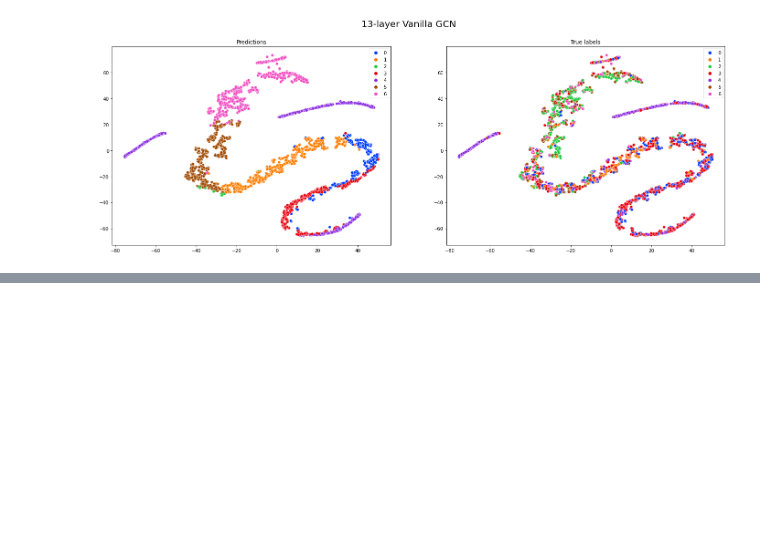
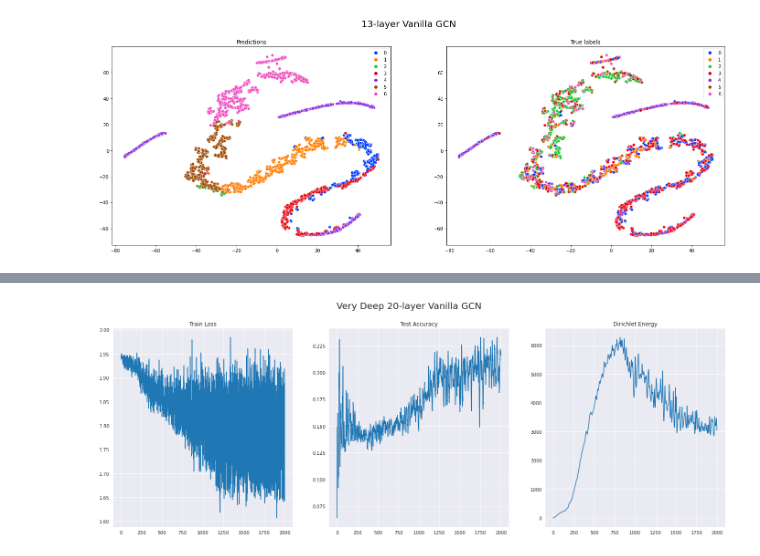
Before and after one commit to achrafash/gnn-receptive-fields, a Jupyter notebook: 03_smoothing_metrics.ipynb, the cells around one changed output, grey strips where cells are left out. Drawn from its saved outputs; the diff is of its cells as text; code cells hidden in the pictures; blank space fills up the shorter version.

Commit message:
train deeper GCNs to see oversmoothing

```diff
--- a/03_smoothing_metrics.ipynb
+++ b/03_smoothing_metrics.ipynb
@@ -454,0 +479,16 @@ Val Loss: 1.4118, Test Accuracy: 0.369 ± nan, Duration: 37.708
+# %%
+NUM_LAYERS=20
+HIDDEN_DIM=16
+NUM_FEATURES=cora_dataset.num_features
+NUM_CLASSES=cora_dataset.num_classes
+EPOCHS=2000
+LR=0.01
+WEIGHT_DECAY=5e-4
+EARLY_STOPPING=0
+RUNS=1
+# %%
+model = VanillaGCN(num_layers=NUM_LAYERS, hidden_dim=HIDDEN_DIM, num_features=NUM_FEATURES, num_classes=NUM_CLASSES)
+# %%
+train_losses, test_accs, feat_dists = run(data=G, model=model, edge_index=G.edge_index,
+                                          runs=RUNS, epochs=EPOCHS, lr=LR, weight_decay=WEIGHT_DECAY,
+                                          early_stopping=EARLY_STOPPING, verbose=False)
@@ -454,0 +497,12 @@ Val Loss: 1.4118, Test Accuracy: 0.369 ± nan, Duration: 37.708
+# %%
+fig, ax = plt.subplots(1, 3, figsize=(24, 8))
+
+fig.suptitle(f"Very Deep {NUM_LAYERS}-layer Vanilla GCN", fontsize=20)
+
+sns.lineplot(x=range(EPOCHS), y=train_losses, ax=ax[0]).set(title="Train Loss")
+sns.lineplot(x=range(EPOCHS), y=test_accs, ax=ax[1]).set(title="Test Accuracy")
+sns.lineplot(x=range(EPOCHS), y=feat_dists, ax=ax[2]).set(title="Dirichlet Energy")
+
+fig.show()
+# %% [output]
+[figure, added]
```
Also changed, not shown: parts of 14 cells of this notebook.
